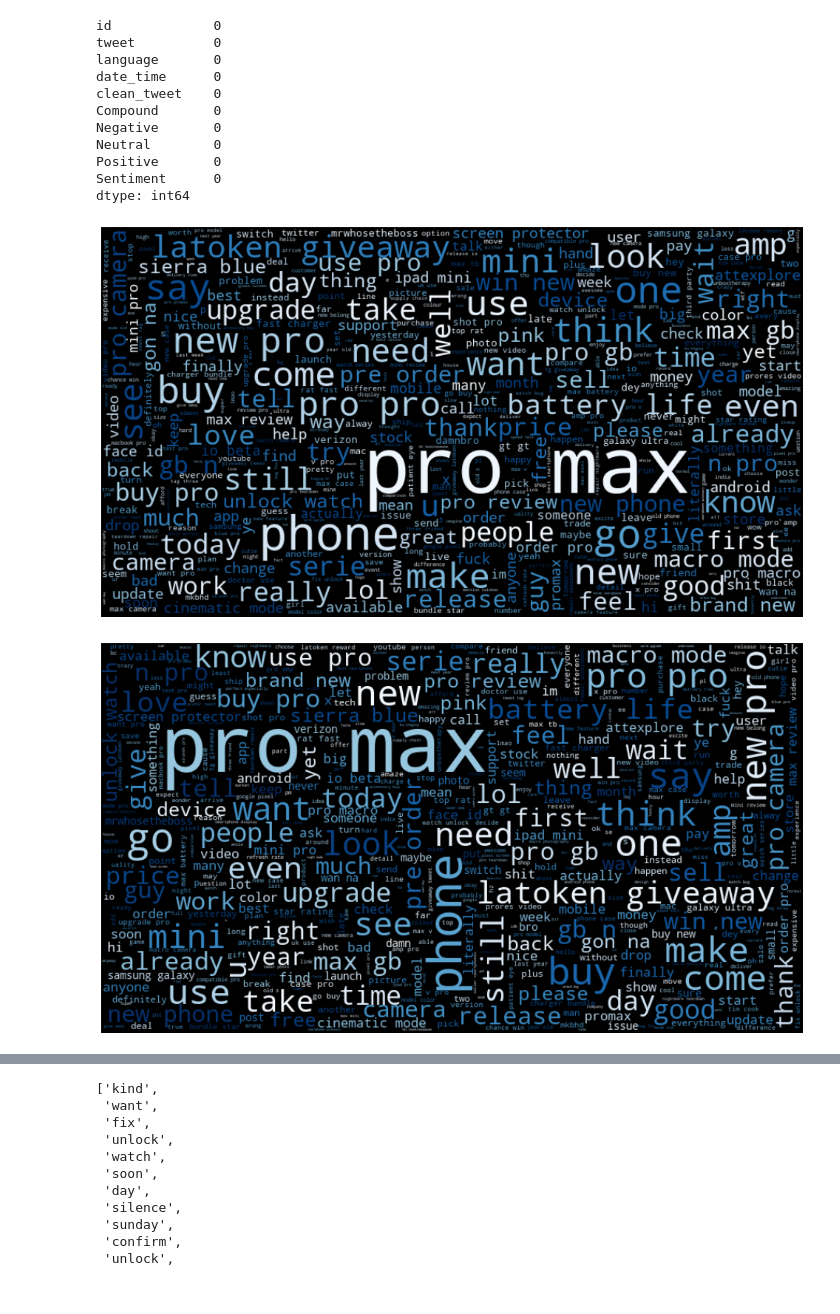
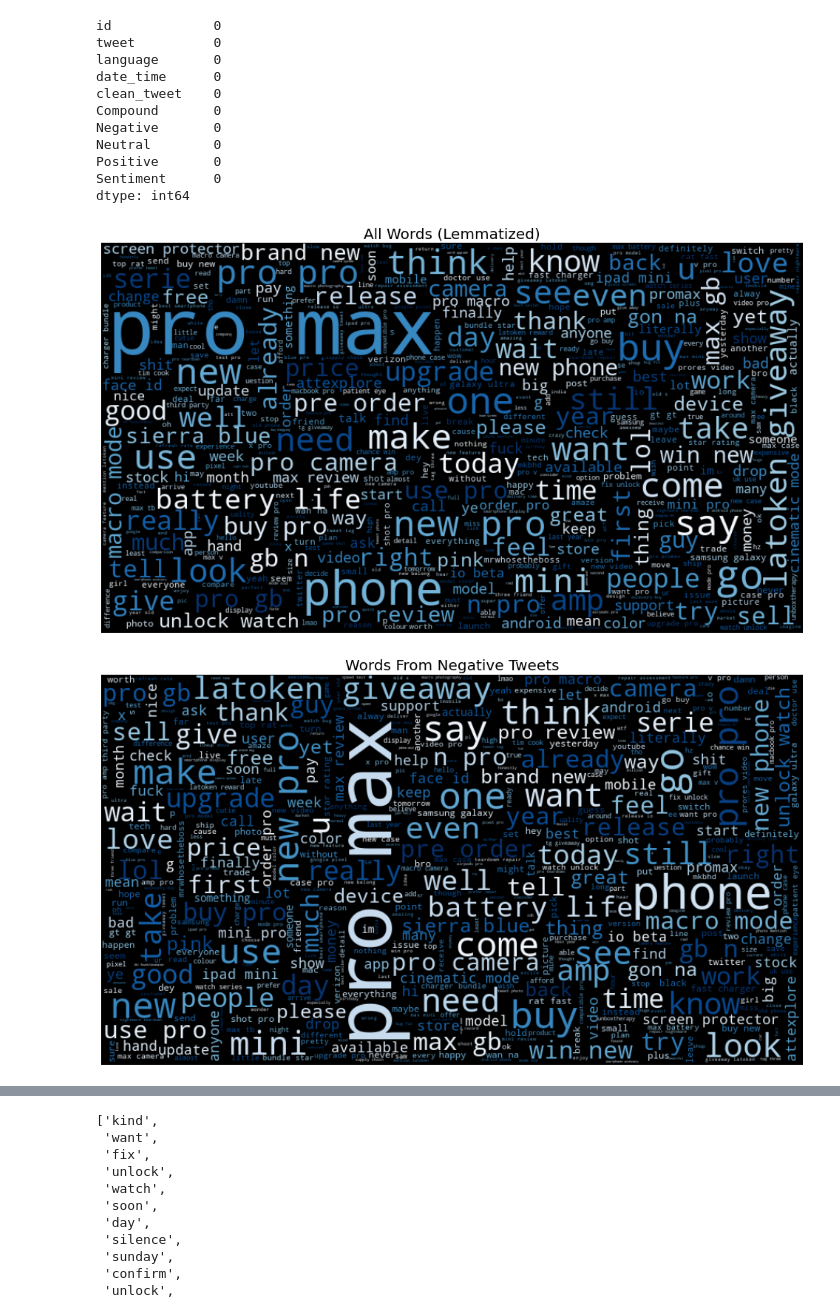
Before and after one commit to justinweible/iphone_13_analysis, a Jupyter notebook: Vader Sentiment.ipynb, the cells around one changed output, grey strips where cells are left out. Saved outputs shown, nothing was run; the diff lists cells and outputs as text; code cells hidden in the pictures.

```diff
--- a/Vader Sentiment.ipynb
+++ b/Vader Sentiment.ipynb
@@ -125,20 +125,21 @@ dtype: int64
 # %%
 # WordCloud for all words
 all_words = ' '.join([text for text in df['clean_tweet']])
 
 wordcloud = WordCloud(width=900,
                       height=500,
                       max_words=500,
                       max_font_size=100,
                       relative_scaling=0.5,
                       colormap='Blues',
                       normalize_plurals=True).generate(all_words)
 plt.figure(figsize=(17,14))
 plt.imshow(wordcloud, interpolation='bilinear')
 plt.axis("off")
+plt.title('All Words (Lemmatized)', fontsize=20)
 plt.show()
 # %% [output]
-[figure, old version]
+[figure, new version]
 # %%
 negative_df = df[df['Sentiment'] == 'Negative']
 # %%
@@ -154,9 +155,10 @@ wordcloud = WordCloud(width=900,
 plt.figure(figsize=(17,14))
 plt.imshow(wordcloud, interpolation='bilinear')
 plt.axis("off")
+plt.title('Words From Negative Tweets', fontsize=20)
 plt.show()
 # %% [output]
-[figure, old version]
+[figure, new version]
 # %%
 positive_df = df[df['Sentiment'] == 'Positive']
 # %%
```
Also changed, not shown: parts of 4 cells of this notebook, 19 other files.
